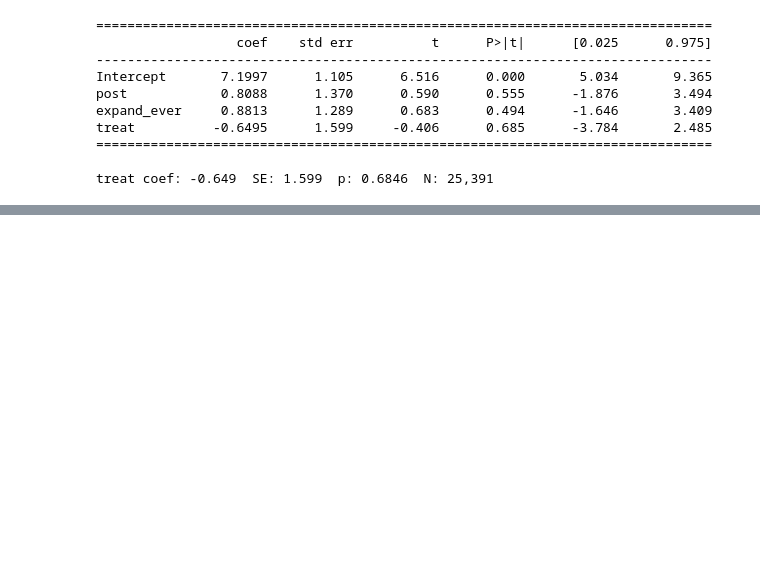
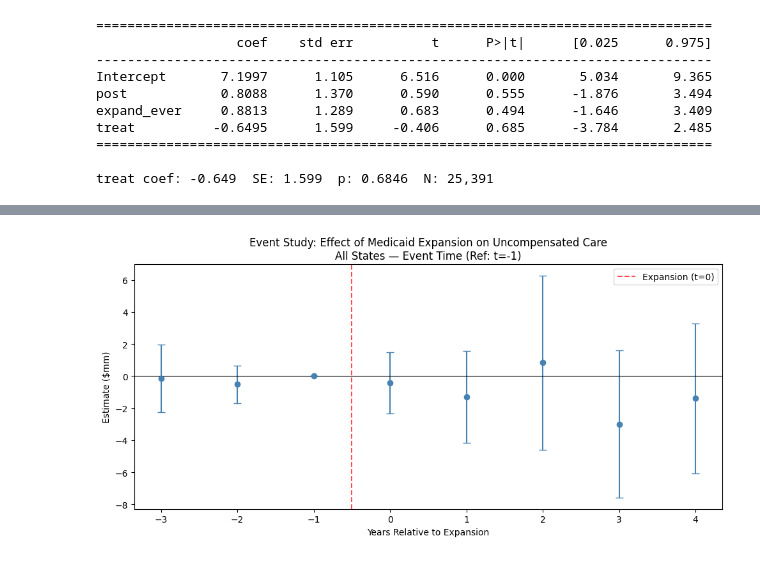
Before and after one commit to rahil24patel/hwk5, a Jupyter notebook: hwk5_analysis.ipynb, the cells around one changed output, grey strips where cells are left out. Saved outputs shown, nothing was run; the diff lists cells and outputs as text; code cells hidden in the pictures; blank space fills up the shorter version.

```diff
--- a/hwk5_analysis.ipynb
+++ b/hwk5_analysis.ipynb
@@ -309,3 +322,54 @@ plt.show()
+# %%
+# Question 9
+
+q9 = pf.feols(
+    'uncomp_care_m ~ i(time_to_treat_bin, expand_ever, ref=-1) | provider_number + year',
+    data=full,
+    vcov={'CRV1': 'state'}
+)
+
+q9_coefs = q9.coef()
+q9_ses   = q9.se()
+
+times_plot, ests9, cis_low9, cis_high9 = [], [], [], []
+for key in q9_coefs.index:
+    m = re.search(r'\[(-?\d+)\]:expand_ever', key)
+    if m:
+        t   = int(m.group(1))
+        est = float(q9_coefs[key])
+        se  = float(q9_ses[key])
+        times_plot.append(t)
+        ests9.append(est)
+        cis_low9.append(est - 1.96 * se)
+        cis_high9.append(est + 1.96 * se)
+
+times_plot.append(-1); ests9.append(0); cis_low9.append(0); cis_high9.append(0)
+sorted_data9 = sorted(zip(times_plot, ests9, cis_low9, cis_high9))
+times_plot, ests9, cis_low9, cis_high9 = zip(*sorted_data9)
+ests9     = np.array(ests9)
+cis_low9  = np.array(cis_low9)
+cis_high9 = np.array(cis_high9)
+
+fig, ax = plt.subplots(figsize=(10, 5))
+ax.errorbar(
+    times_plot, ests9,
+    yerr=[ests9 - cis_low9, cis_high9 - ests9],
+    fmt='o', color='steelblue', capsize=4, linewidth=1.5
+)
+ax.axhline(0, color='black', linewidth=0.8)
+ax.axvline(-0.5, color='red', linestyle='--', alpha=0.7, label='Expansion (t=0)')
+ax.set_xlabel('Years Relative to Expansion')
+ax.set_ylabel('Estimate ($mm)')
+ax.set_title(
+    'Event Study: Effect of Medicaid Expansion on Uncompensated Care\n'
+    'All States — Event Time (Ref: t=-1)'
+)
+ax.set_xticks(list(times_plot))
+ax.legend()
+plt.tight_layout()
+plt.show()
+# %% [output]
+[figure, added]
 # %%
 # Question 10
 
```
Also changed, not shown: parts of 11 cells of this notebook, 4 other files.
